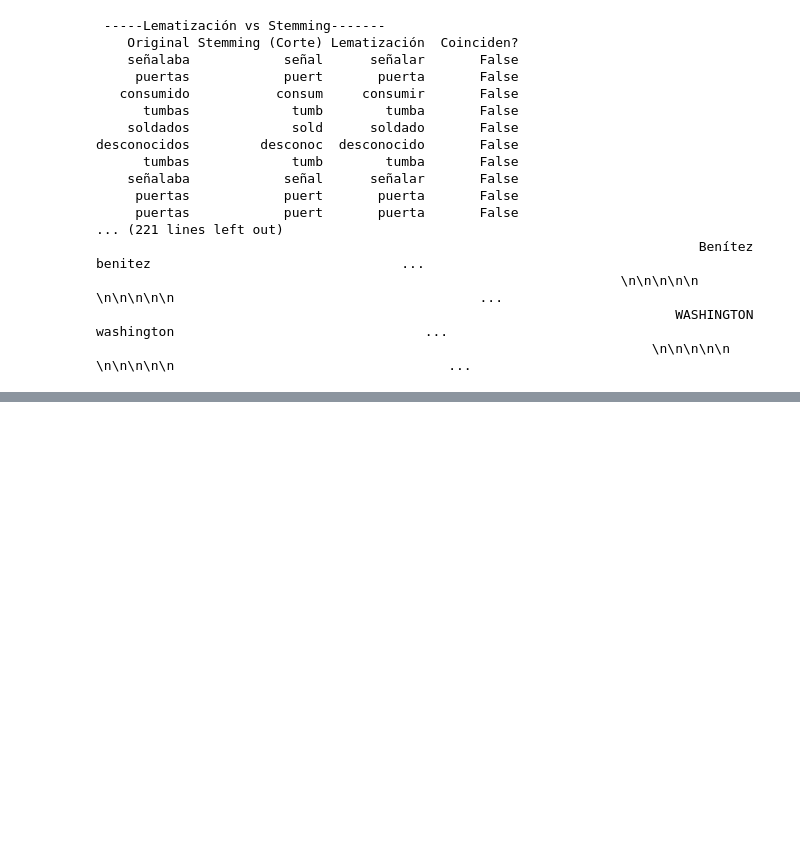
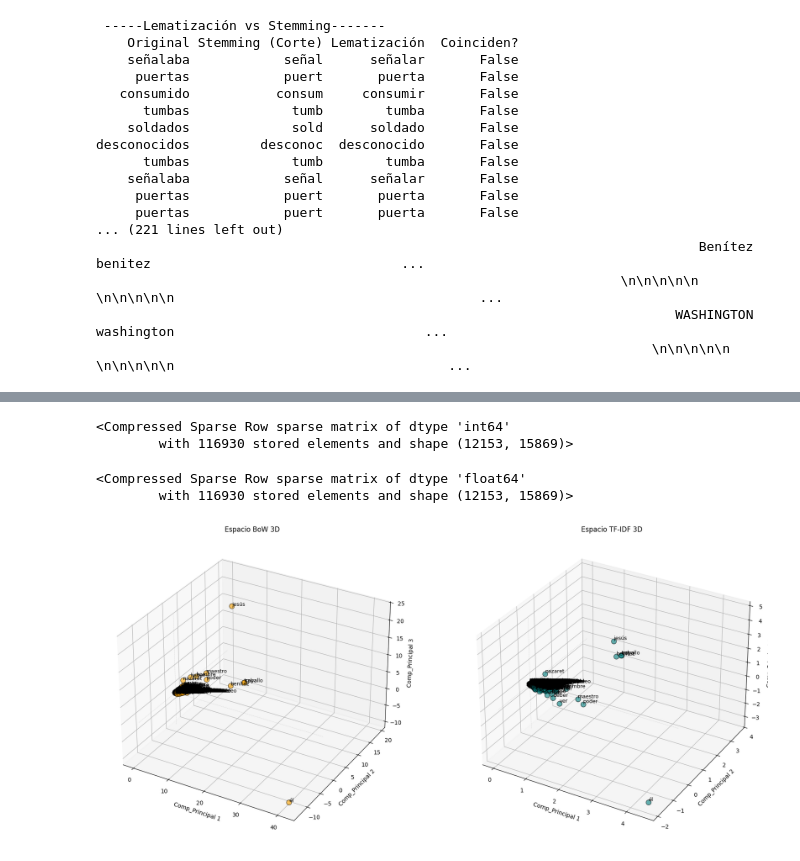
Before and after one commit to egoistjuan/natural_language_processing, a Jupyter notebook: practice.ipynb, the cells around one changed output, grey strips where cells are left out. Cells and saved outputs as stored; diff of their text form; code cells hidden in the pictures; blank space fills up the shorter version.

```diff
--- a/practice.ipynb
+++ b/practice.ipynb
@@ -113,0 +137,18 @@ desconocidos         desconoc  desconocido       False
+# %%
+bow_vectorizer = CountVectorizer()
+X_bow = bow_vectorizer.fit_transform(corpus_lematizado)
+vocab_bow = bow_vectorizer.get_feature_names_out()
+
+X_bow
+# %% [output]
+<Compressed Sparse Row sparse matrix of dtype 'int64'
+        with 116930 stored elements and shape (12153, 15869)>
+# %%
+tfidfvectorizer = TfidfVectorizer()
+X_tfid = tfidfvectorizer.fit_transform(corpus_lematizado)
+vocab_tfidf = tfidfvectorizer.get_feature_names_out()
+
+X_tfid
+# %% [output]
+<Compressed Sparse Row sparse matrix of dtype 'float64'
+        with 116930 stored elements and shape (12153, 15869)>
@@ -113,0 +157,56 @@ desconocidos         desconoc  desconocido       False
+# %%
+#Reducción de la dimensionalidad del Corpus
+
+#Funcion para la figura en 3d
+
+def graficar_palabras(ax, matriz, vocabulario, titulo, color_puntos):
+
+    matriz_palabras = matriz.T
+
+    pca = PCA(n_components=3)
+    coords = pca.fit_transform(matriz_palabras.toarray())
+
+    #tsne = TSNE(n_components=3, perplexity=30.0)
+    #coords = tsne.fit_transform(matriz_palabras.toarray())
+
+    #Extracción de coordenadas
+
+    x = coords[:, 0]
+    y = coords[:, 1]
+    z = coords[:, 2]
+
+    ax.scatter(x, y, z, c=color_puntos, s=80, edgecolors='k', alpha=0.6, depthshade=True)
+
+    for i, palabra in enumerate(vocabulario):
+        ax.text(x[i], y[i], z[i] + 0.1, palabra, fontsize=9)
+
+    ax.set_title(titulo)
+    ax.set_xlabel('Comp_Principal 1')
+    ax.set_ylabel('Comp_Principal 2')
+    ax.set_zlabel('Comp_Principal 3')
+
+    # Líneas de referencia en el origen (0,0,0)3
+    ax.plot([0,0], [0,0], [z.min(), z.max()], c='grey', ls='--', lw=0.5, alpha=0.3)
+    ax.plot([x.min(), x.max()], [0,0], [0,0], c='grey', ls='--', lw=0.5, alpha=0.3)
+    ax.plot([0,0], [y.min(), y.max()], [0,0], c='grey', ls='--', lw=0.5, alpha=0.3)
+
+
+fig = plt.figure(figsize=(18, 8))
+
+ax1 = fig.add_subplot(121, projection='3d')
+
+
+#vocab_bow = bow_vectorizer.get_feature_names_out()
+
+graficar_palabras(ax1, X_bow, vocab_bow, "Espacio BoW 3D", "orange")
+
+ax2 = fig.add_subplot(122, projection='3d')
+
+#vocab_tfidf = tfidfvectorizer.get_feature_names_out()
+
+graficar_palabras(ax2, X_tfid, vocab_tfidf, "Espacio TF-IDF 3D", "teal")
+
+plt.tight_layout()
+plt.show()
+# %% [output]
+[figure, added]
```
Also changed, not shown: parts of 3 cells of this notebook, 1 other file.
